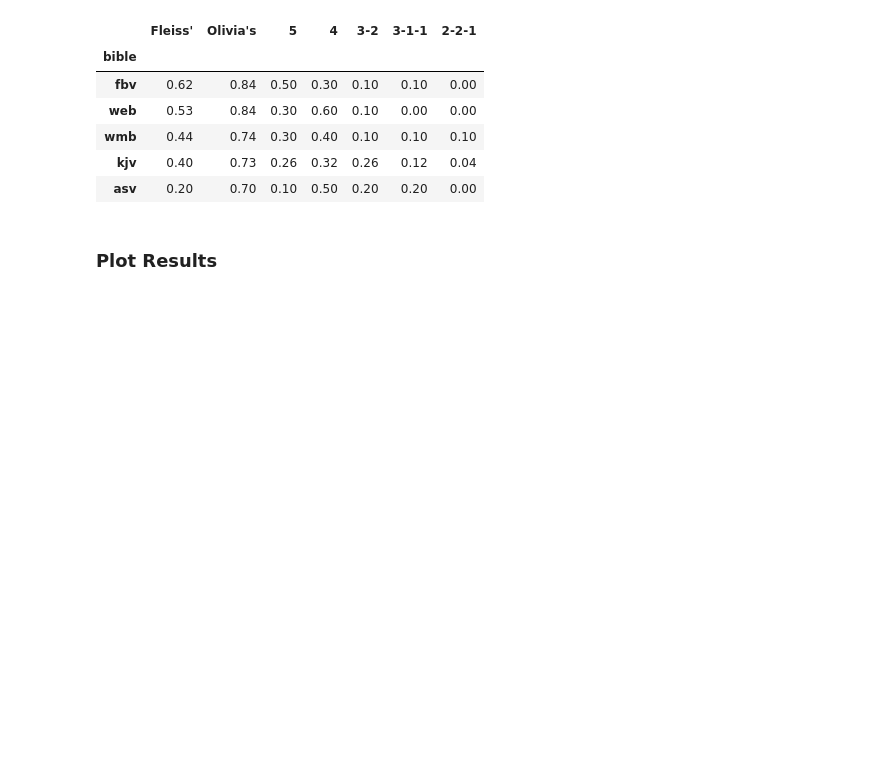
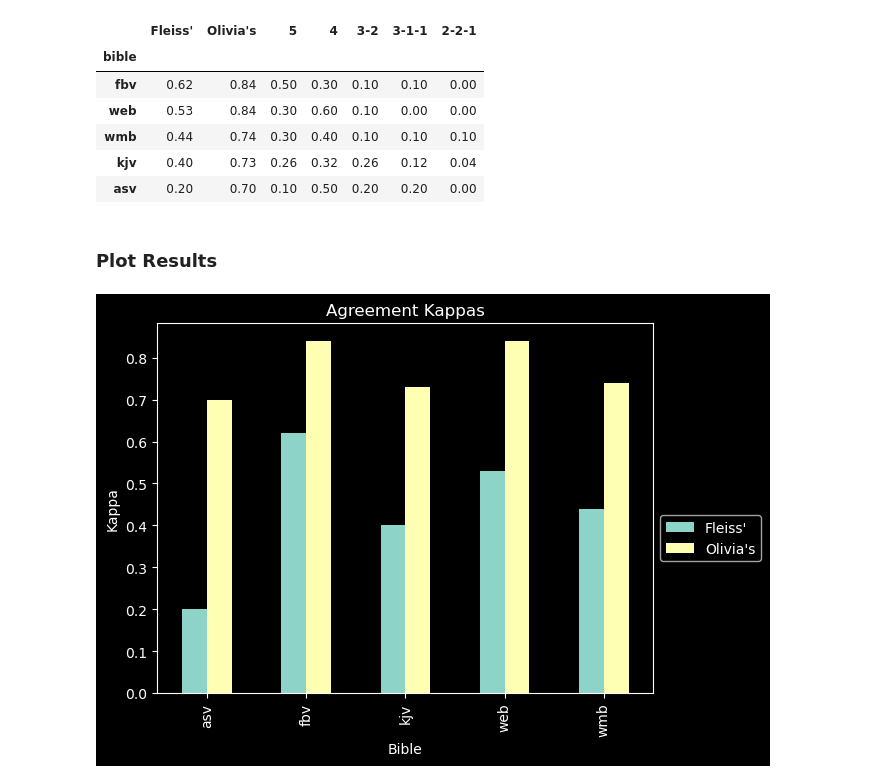
Before and after one commit to camerontredoux/nlp-bible-sa, a Jupyter notebook: annotation_analysis/agreement.ipynb, the cells around one changed output. Saved outputs shown, nothing was run; the diff lists cells and outputs as text; code cells hidden in the pictures; blank space fills up the shorter version.

```diff
--- a/annotation_analysis/agreement.ipynb
+++ b/annotation_analysis/agreement.ipynb
@@ -234,4 +244,10 @@ ag.sort_values("Fleiss'", ascending=False)
 | asv | 0.20 | 0.70 | 0.10 | 0.50 | 0.20 | 0.20 | 0.00 |
 # %% [markdown]
 ### Plot Results
+# %%
+p = ag[["Fleiss'", "Olivia's"]].plot(kind="bar")
+p.set(xlabel="Bible", ylabel="Kappa", title="Agreement Kappas")
+leg = p.legend(bbox_to_anchor=(1, 0.5))
+# %% [output]
+[figure, added]
 # %%
```
Also changed, not shown: parts of 4 cells of this notebook.
